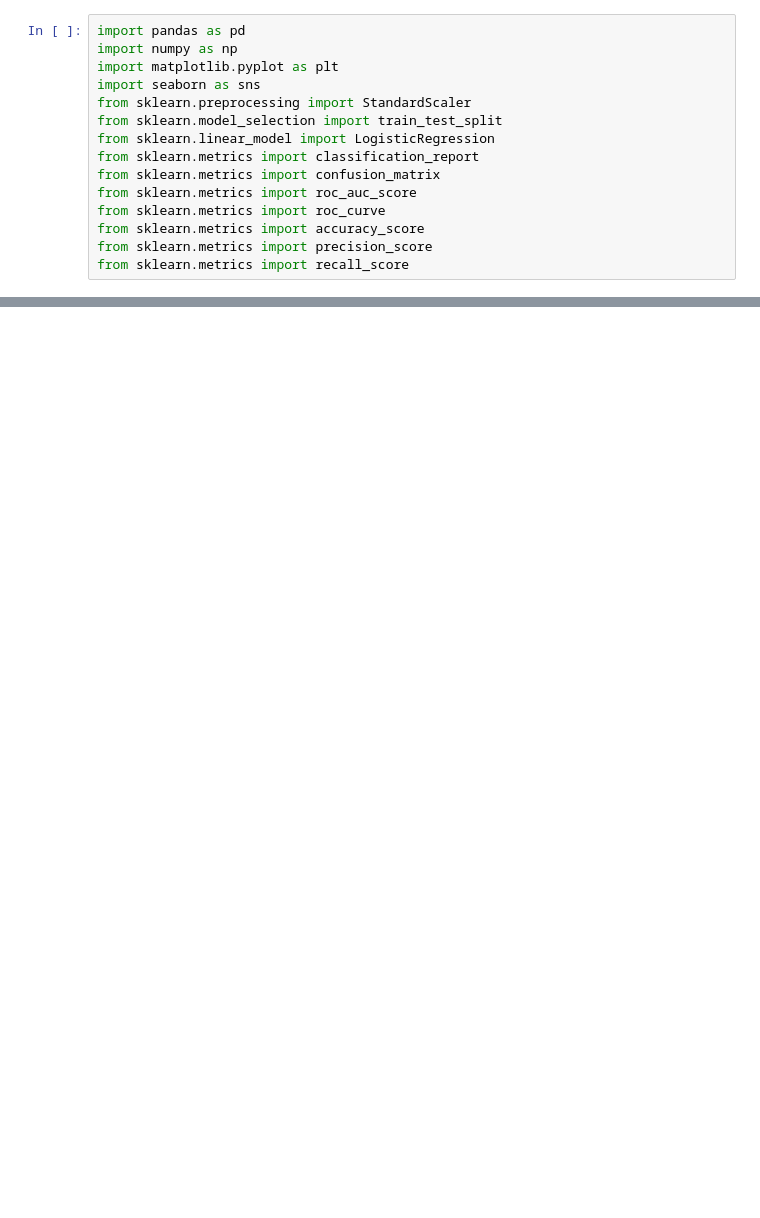
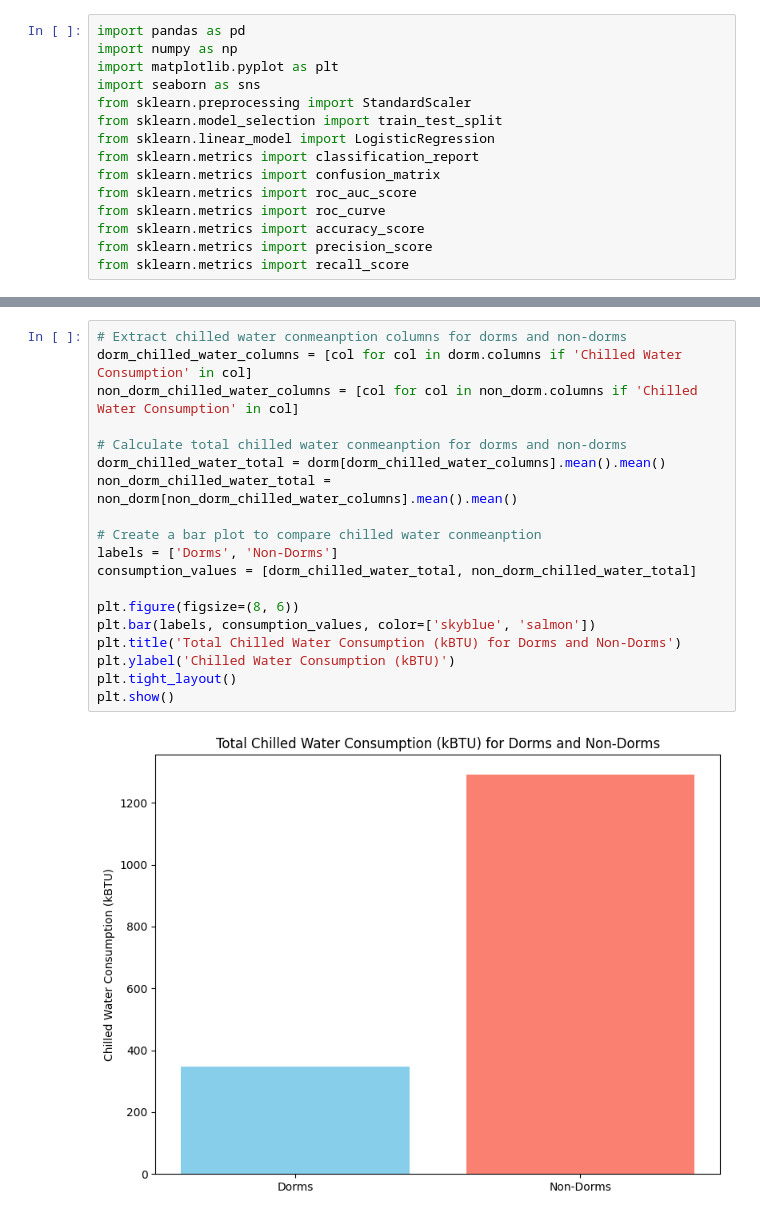
Before and after one commit to SadeekFarhan21/HighSchoolIO2024, a Jupyter notebook: track_2.ipynb, the cells around one changed output, grey strips where cells are left out. Cells and saved outputs as stored; diff of their text form; blank space fills up the shorter version.

```diff
--- a/track_2.ipynb
+++ b/track_2.ipynb
@@ -35,0 +59,21 @@ dorm
+# %%
+# Extract chilled water conmeanption columns for dorms and non-dorms
+dorm_chilled_water_columns = [col for col in dorm.columns if 'Chilled Water Consumption' in col]
+non_dorm_chilled_water_columns = [col for col in non_dorm.columns if 'Chilled Water Consumption' in col]
+
+# Calculate total chilled water conmeanption for dorms and non-dorms
+dorm_chilled_water_total = dorm[dorm_chilled_water_columns].mean().mean()
+non_dorm_chilled_water_total = non_dorm[non_dorm_chilled_water_columns].mean().mean()
+
+# Create a bar plot to compare chilled water conmeanption
+labels = ['Dorms', 'Non-Dorms']
+consumption_values = [dorm_chilled_water_total, non_dorm_chilled_water_total]
+
+plt.figure(figsize=(8, 6))
+plt.bar(labels, consumption_values, color=['skyblue', 'salmon'])
+plt.title('Total Chilled Water Consumption (kBTU) for Dorms and Non-Dorms')
+plt.ylabel('Chilled Water Consumption (kBTU)')
+plt.tight_layout()
+plt.show()
+# %% [output]
+[figure, added]
```
Also changed, not shown: parts of 8 cells of this notebook, 4 other files.
